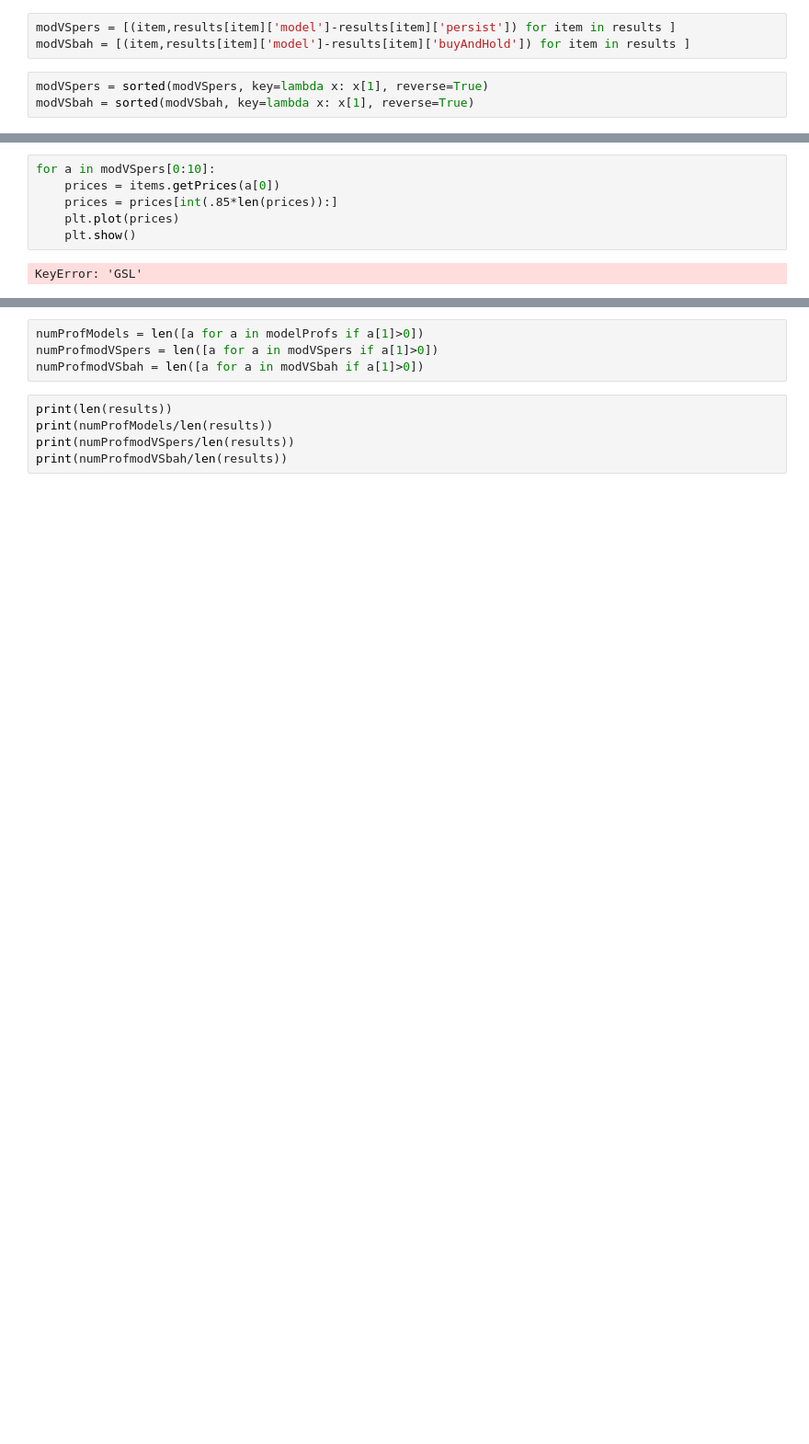
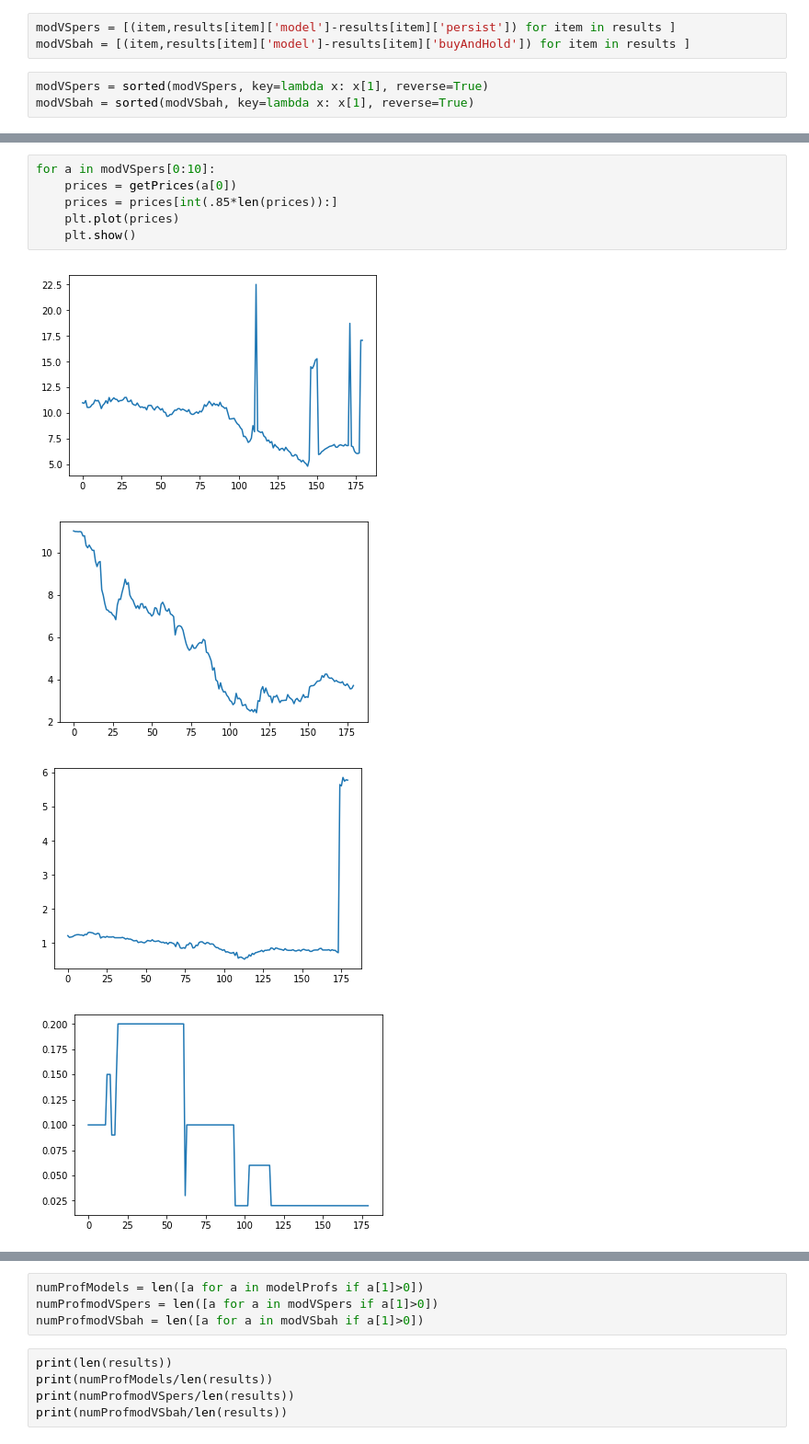
Before and after one commit to rmmartin02/OSRS_Research, a Jupyter notebook: ML/STOCKS/Results/Analysis.ipynb, the cells around one changed output, grey strips where cells are left out. Shown at 92% size. Cells and saved outputs as stored; diff of their text form; blank space fills up the shorter version.

```diff
--- a/ML/STOCKS/Results/Analysis.ipynb
+++ b/ML/STOCKS/Results/Analysis.ipynb
@@ -64,8 +90,11 @@ pprint(modVSpers[0:10])
 # %%
 for a in modVSpers[0:10]:
-    prices = items.getPrices(a[0])
+    prices = getPrices(a[0])
     prices = prices[int(.85*len(prices)):]
     plt.plot(prices)
     plt.show()
 # %% [output]
-KeyError: 'GSL'
+[figure, added]
+[figure, added]
+[figure, added]
+[figure, added]
```
Also changed, not shown: parts of 16 cells of this notebook, 9 other files.
